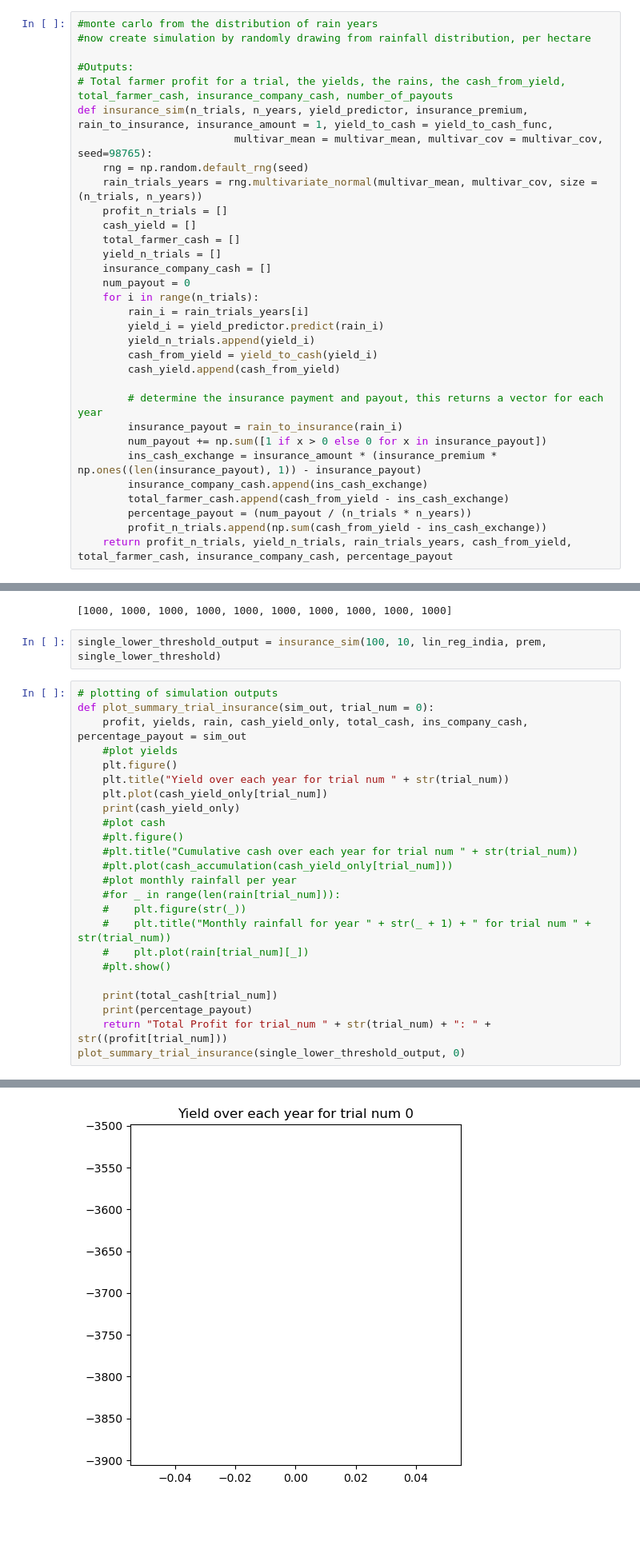
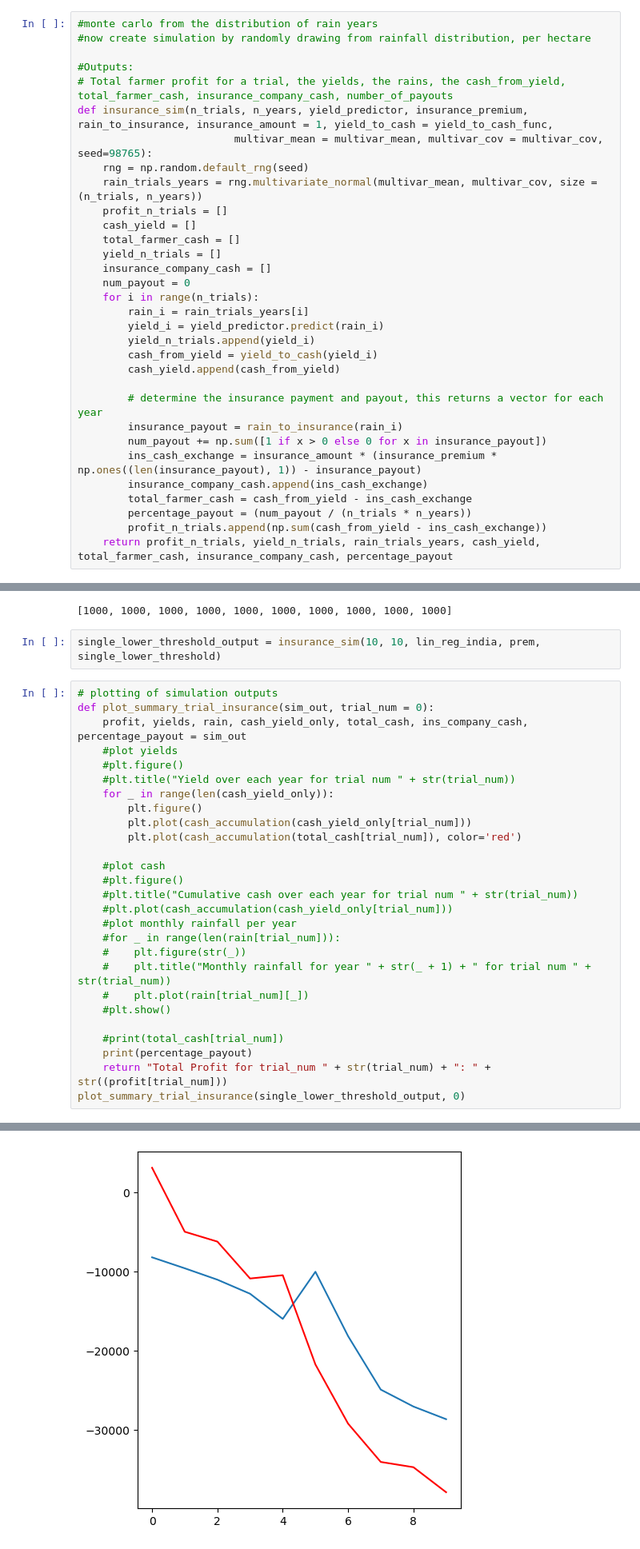
Before and after one commit to ken-neth-wang/crop-insurance, a Jupyter notebook: notebooks/insurance_simulator.ipynb, the cells around one changed output, grey strips where cells are left out. Shown at 80% size. Cells and saved outputs as stored; diff of their text form; blank space fills up the shorter version.

```diff
--- a/notebooks/insurance_simulator.ipynb
+++ b/notebooks/insurance_simulator.ipynb
@@ -589,10 +588,10 @@ def insurance_sim(n_trials, n_years, yield_predictor, insurance_premium, rain_to
         num_payout += np.sum([1 if x > 0 else 0 for x in insurance_payout])
         ins_cash_exchange = insurance_amount * (insurance_premium * np.ones((len(insurance_payout), 1)) - insurance_payout)
         insurance_company_cash.append(ins_cash_exchange)
-        total_farmer_cash.append(cash_from_yield - ins_cash_exchange)
+        total_farmer_cash = cash_from_yield - ins_cash_exchange
         percentage_payout = (num_payout / (n_trials * n_years))
         profit_n_trials.append(np.sum(cash_from_yield - ins_cash_exchange))
-    return profit_n_trials, yield_n_trials, rain_trials_years, cash_from_yield, total_farmer_cash, insurance_company_cash, percentage_payout
+    return profit_n_trials, yield_n_trials, rain_trials_years, cash_yield, total_farmer_cash, insurance_company_cash, percentage_payout
 # %%
 prem = 100
 single_payout = 1000
@@ -605,16 +604,19 @@ single_lower_threshold(np.zeros((10,12)))
 # %% [output]
 [1000, 1000, 1000, 1000, 1000, 1000, 1000, 1000, 1000, 1000]
 # %%
-single_lower_threshold_output = insurance_sim(100, 10, lin_reg_india, prem, single_lower_threshold)
+single_lower_threshold_output = insurance_sim(10, 10, lin_reg_india, prem, single_lower_threshold)
 # %%
 # plotting of simulation outputs
 def plot_summary_trial_insurance(sim_out, trial_num = 0):
     profit, yields, rain, cash_yield_only, total_cash, ins_company_cash, percentage_payout = sim_out
     #plot yields
-    plt.figure()
-    plt.title("Yield over each year for trial num " + str(trial_num))
-    plt.plot(cash_yield_only[trial_num])
-    print(cash_yield_only)
+    #plt.figure()
+    #plt.title("Yield over each year for trial num " + str(trial_num))
+    for _ in range(len(cash_yield_only)):
+        plt.figure()
+        plt.plot(cash_accumulation(cash_yield_only[trial_num]))
+        plt.plot(cash_accumulation(total_cash[trial_num]), color='red')
+
     #plot cash
     #plt.figure()
     #plt.title("Cumulative cash over each year for trial num " + str(trial_num))
@@ -626,7 +628,7 @@ def plot_summary_trial_insurance(sim_out, trial_num = 0):
     #    plt.plot(rain[trial_num][_])
     #plt.show()
 
-    print(total_cash[trial_num])
+    #print(total_cash[trial_num])
     print(percentage_payout)
     return "Total Profit for trial_num " + str(trial_num) + ": " + str((profit[trial_num]))
 plot_summary_trial_insurance(single_lower_threshold_output, 0)
@@ -652 +638 @@ plot_summary_trial_insurance(single_lower_threshold_output, 0)
-[figure, old version]
+[figure, new version]
```
Also changed, not shown: parts of 4 cells of this notebook, 2 other files.
